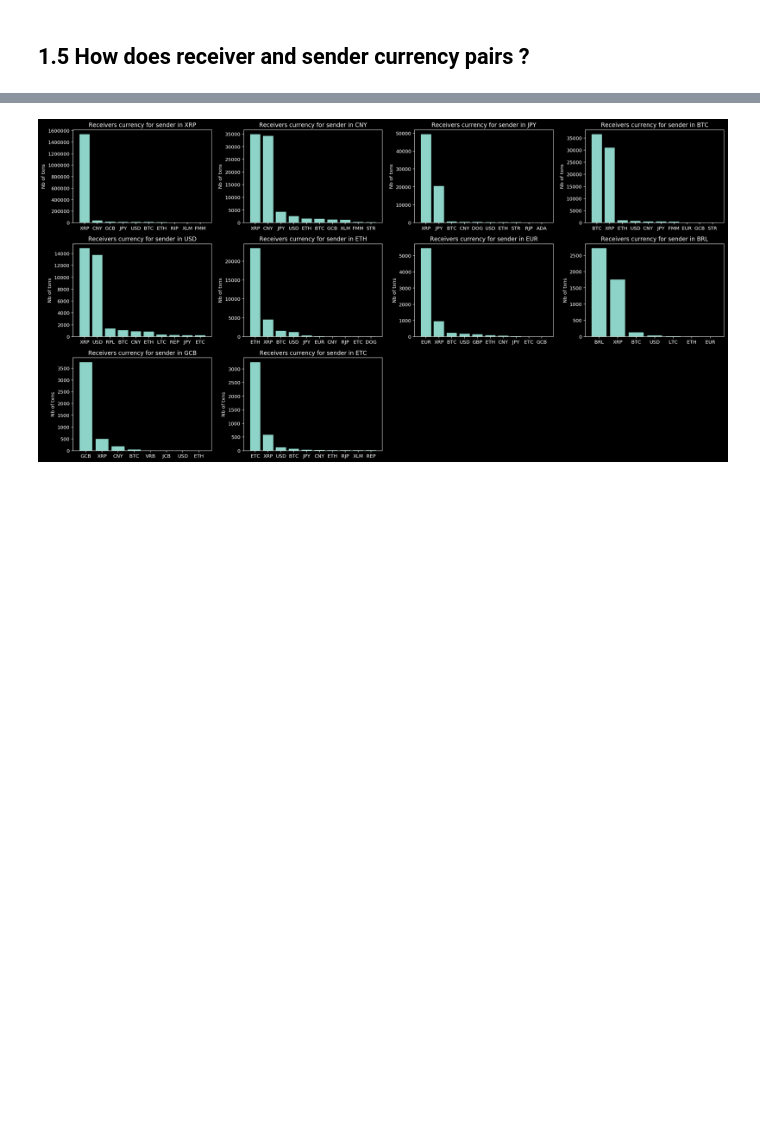
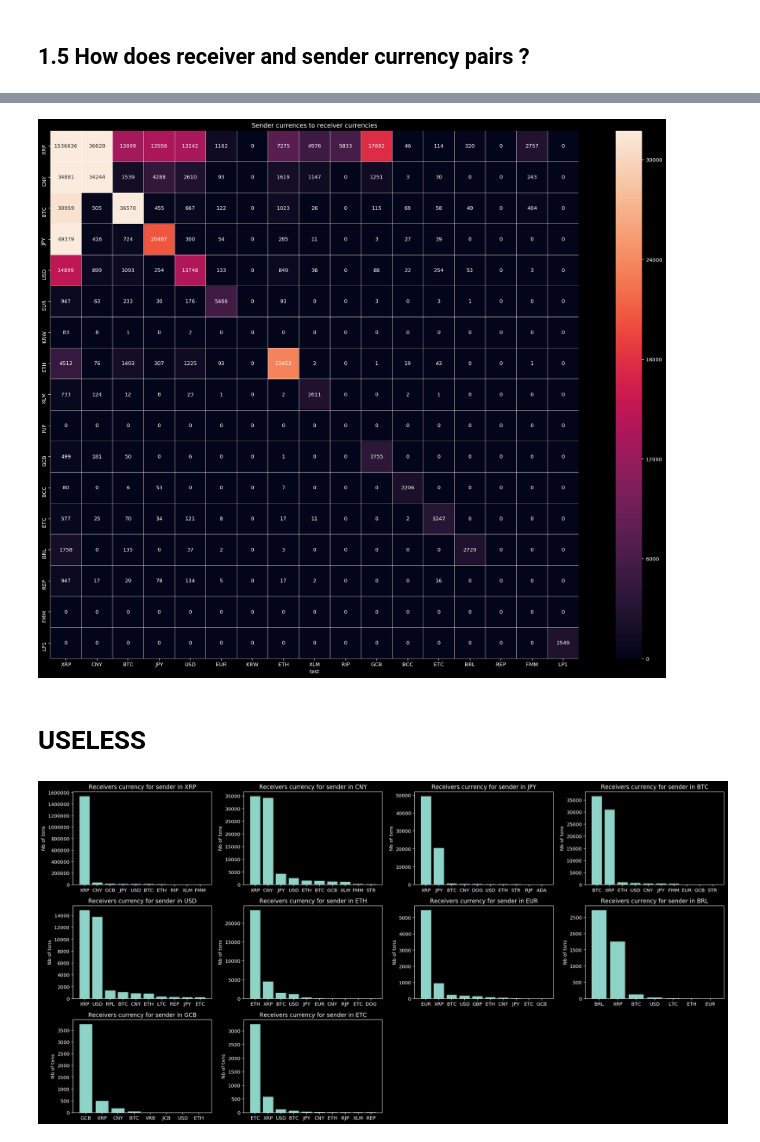
Before and after one commit to dedis/student_19_ripple-locality, a Jupyter notebook: ripple_analysis/notebooks/ripple_analysis.ipynb, the cells around one changed output, grey strips where cells are left out. Drawn from its saved outputs; the diff is of its cells as text; code cells hidden in the pictures; blank space fills up the shorter version.

Commit message:
Add HeatMap for sender-receiver currency pairs

```diff
--- a/ripple_analysis/notebooks/ripple_analysis.ipynb
+++ b/ripple_analysis/notebooks/ripple_analysis.ipynb
@@ -310,9 +326,11 @@ for txn in tqdm(data):
     if txn['success'] == 'tesSUCCESS':
         sender_curr = txn['senderCurrency']
         receiver_curr = txn['receiverCurrency']
+
         sender_currency_to_receiver_currency[sender_curr] = sender_currency_to_receiver_currency.get(sender_curr,{})
         sender_currency_to_receiver_currency[sender_curr][receiver_curr] = sender_currency_to_receiver_currency[sender_curr].get(receiver_curr,0) + 1
-for sender_curr, receivers_to_volume in tqdm(sender_currency_to_receiver_currency.items()):
-    sender_currency_to_receiver_currency[sender_curr] = collections.OrderedDict(sorted(receivers_to_volume.items(), key=operator.itemgetter(1),reverse = True)) #order decreasing
+
+#for sender_curr, receivers_to_volume in tqdm(sender_currency_to_receiver_currency.items()):
+    #sender_currency_to_receiver_currency[sender_curr] = collections.OrderedDict(sorted(receivers_to_volume.items(), key=operator.itemgetter(1),reverse = True)) #order decreasing
 # %% [output]
 [interactive output not drawn]
@@ -320,2 +337,8 @@ for sender_curr, receivers_to_volume in tqdm(sender_currency_to_receiver_currenc
-# %%
-nb_of_top_currencies = 10
+# %%
+sender_matrix = np.zeros((len(currencies.keys()),len(currencies.keys())))
+# %%
+for sender_currency,repartition in tqdm(sender_currency_to_receiver_currency.items()):
+    if sender_currency in list(sorted_sender_currency_volume.keys())[0:nb_of_top_currencies]:
+        for receiver_currency,count in repartition.items():
+            if receiver_currency in list(sorted_receiver_currency_volume.keys())[0:nb_of_top_currencies]:
+                sender_matrix[currencies[sender_currency],currencies[receiver_currency]] = count
@@ -322,3 +347,17 @@ nb_of_top_currencies = 10
+# %%
+plt.style.use('dark_background')
+plt.figure(figsize=(20,15))
+ax = sns.heatmap(sender_matrix, robust = True, annot=True, fmt = "^1.0f", linewidths= 0.1, linecolor = 'white', square = True,
+                 xticklabels = currencies.keys(), yticklabels = currencies.keys())
+ax.set_title('Sender currences to receiver currencies')
+ax.set_xlabel('test')
+plt.tight_layout()
+#plt.savefig('../visualisations/Sender_to_receiver_heatmap.png')
+plt.show()
+# %% [output]
+[figure, added]
+# %% [markdown]
+# USELESS
 # %%
 index = 0
 for sender_currency in list(sorted_sender_currency_volume.keys())[0:nb_of_top_currencies]: #top 10 currencies of sender
```
Also changed, not shown: parts of 9 cells of this notebook, 1 other file.
